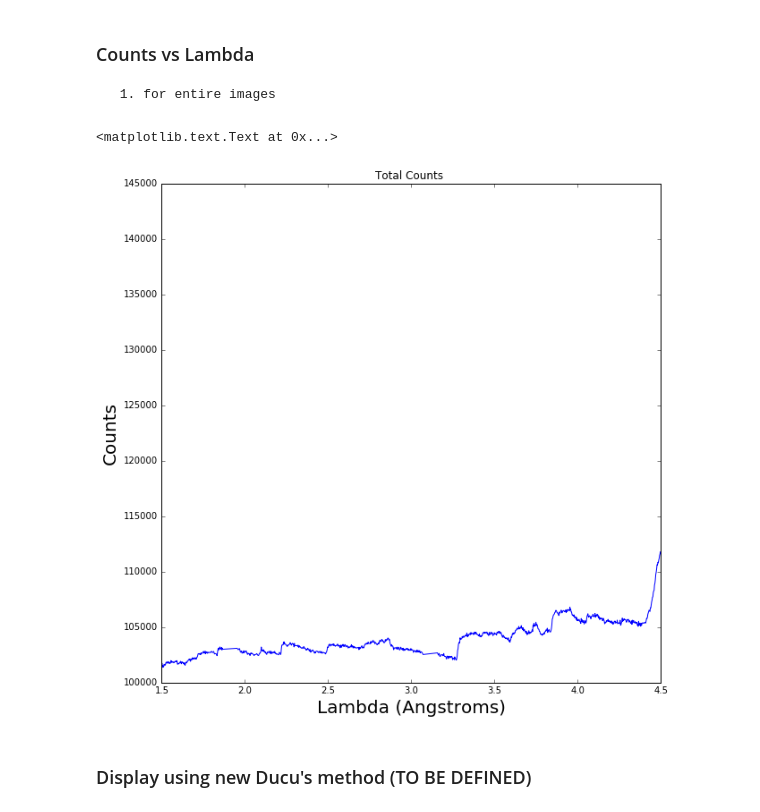
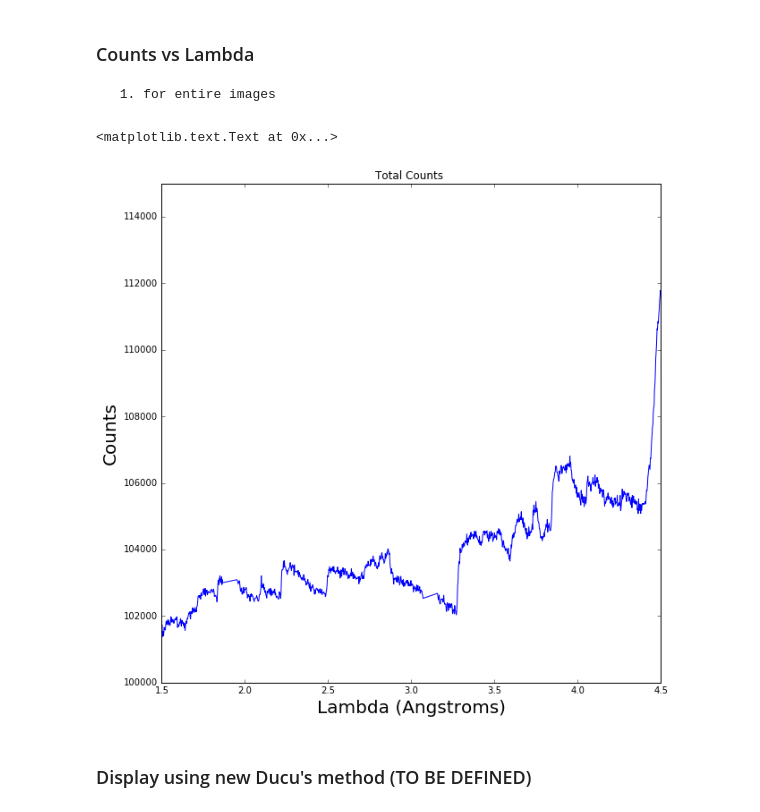
Before and after one commit to ornlneutronimaging/BraggEdge, a Jupyter notebook: notebook/bragg_egde_detection_step1_of_2.ipynb, the cells around one changed output. Drawn from its saved outputs; the diff is of its cells as text; code cells hidden in the pictures.

```diff
--- a/notebook/bragg_egde_detection_step1_of_2.ipynb
+++ b/notebook/bragg_egde_detection_step1_of_2.ipynb
@@ -482,17 +482,17 @@ lambda_angstroms = lambda_np * 1.e10
 # %%
 # display to check values
 fig10 = plt.figure(figsize=(10, 10))
 ax_img = plt.subplot(111)
 ax_img.plot(lambda_angstroms, total_counts)
 
 ax_img.set_xlabel("Lambda (Angstroms)", fontsize=20)
 ax_img.set_ylabel("Counts", fontsize=20)
 ax_img.set_xlim([1.5, 4.5])
-ax_img.set_ylim()
+ax_img.set_ylim([1e5, 1.15e5])
 ax_img.set_title("Total Counts ")
 # %% [output]
 <matplotlib.text.Text at 0x...>
-[figure, old version]
+[figure, new version]
 # %% [markdown]
 ### Display using new Ducu's method   (TO BE DEFINED)
 # %% [markdown]
```
Also changed, not shown: 5 other files.
